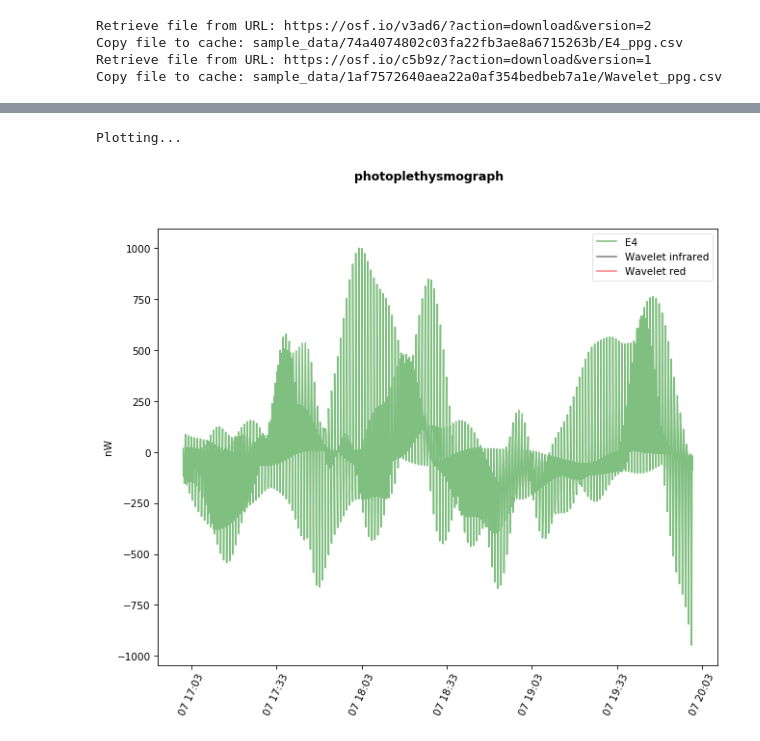
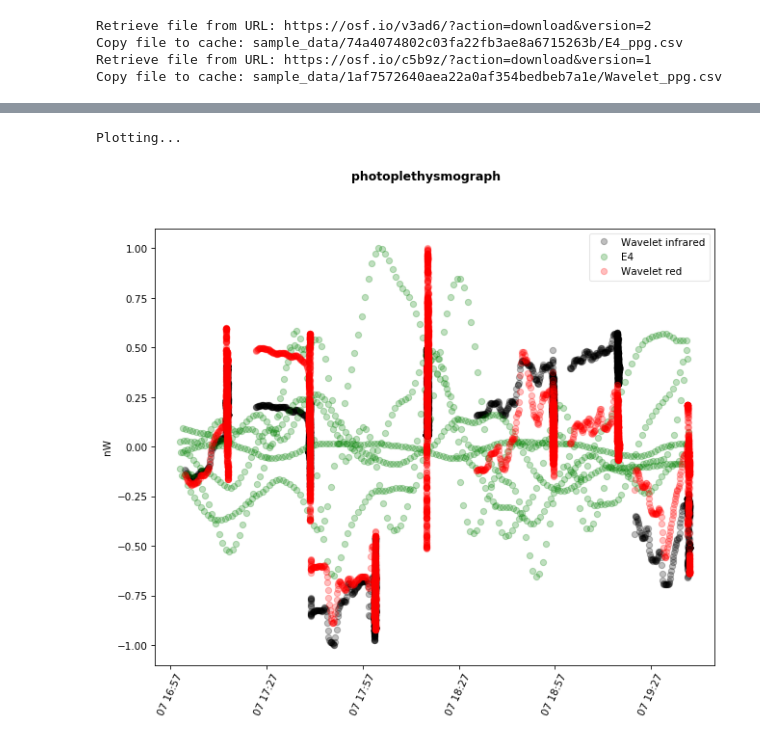
Before and after one commit to ChildMindInstitute/Healthy-Brain-Network-wearable-evaluation, a Jupyter notebook: ppg.ipynb, the cells around one changed output, grey strips where cells are left out. Saved outputs shown, nothing was run; the diff lists cells and outputs as text; code cells hidden in the pictures.

```diff
--- a/ppg.ipynb
+++ b/ppg.ipynb
@@ -43,0 +49,16 @@ Copy file to cache: sample_data/1af7572640aea22a0af354bedbeb7a1e/Wavelet_ppg.csv
+# %%
+Evalues = df['nW'].values
+WIvalues = df['infrared'].values
+WRvalues = df['red'].values
+
+shiftWIWR = len(WIvalues) - np.argmax(np.correlate(np.nan_to_num(WIvalues), np.nan_to_num(WRvalues), mode='full'))
+shiftEWI = len(WIvalues) - np.argmax(np.correlate(np.nan_to_num(WIvalues), np.nan_to_num(Evalues), mode='full'))
+shiftEWR = len(WRvalues) - np.argmax(np.correlate(np.nan_to_num(WRvalues), np.nan_to_num(Evalues), mode='full'))
+shiftEW = np.int(np.nanmean([shiftEWI, shiftEWR]))
+shift_EW = np.abs(shiftEW)
+Evalues_shifted = Evalues[:Evalues.shape[0]-shift_EW]
+WIvalues_shifted = WIvalues[shift_EW:WIvalues.shape[0]]
+WRvalues_shifted = WRvalues[shift_EW:WRvalues.shape[0]]
+[np.shape(Evalues_shifted), np.shape(WIvalues_shifted), np.shape(WRvalues_shifted)]
+[xcorr(Evalues_shifted, WIvalues_shifted), xcorr(Evalues_shifted, WRvalues_shifted),
+ xcorr(WIvalues_shifted, WRvalues_shifted)]
@@ -63,0 +72,11 @@ Timestamp
+# %%
+shifted_t = []
+i = 0
+while len(shifted_t) < np.shape(Evalues_shifted)[0]:
+    shifted_t.append(df['nW'].index[i])
+    i += 1
+shifted_df = pd.DataFrame({'nW': Evalues_shifted,
+            'infrared': WIvalues_shifted,
+            'red': WRvalues_shifted, 'Timestamp':shifted_t})
+shifted_df.set_index('Timestamp', inplace=True)
+linechart(shifted_df, line=False)
@@ -64,5 +86,5 @@ Timestamp
 # %%
-linechart(demean_and_normalize(df))
+linechart(demean_and_normalize(shifted_df), line=False)
 # %% [output]
 Plotting...
-[figure, old version]
+[figure, new version]
```
Also changed, not shown: parts of 5 cells of this notebook, 5 other files.
